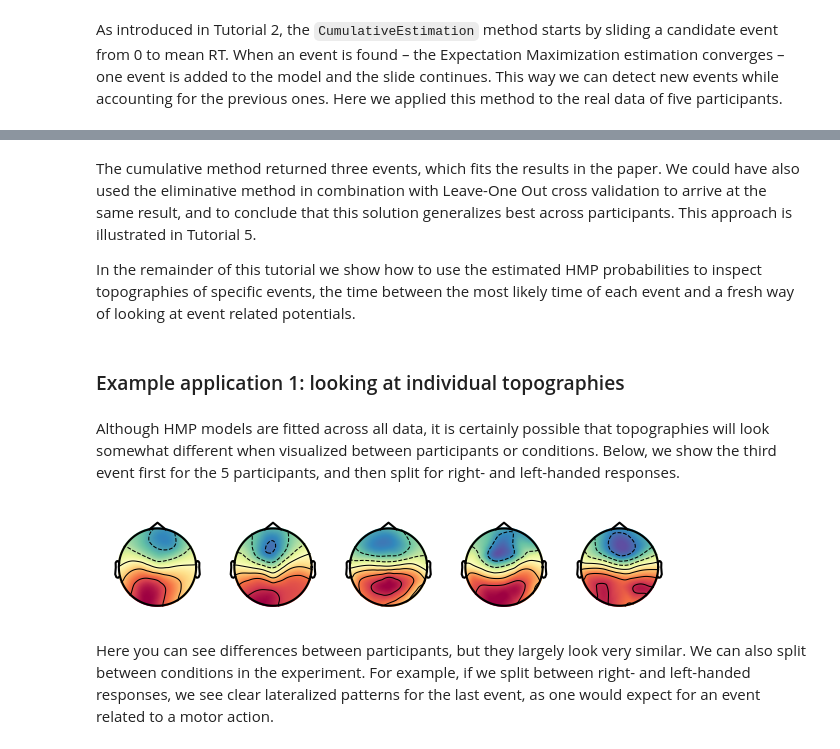
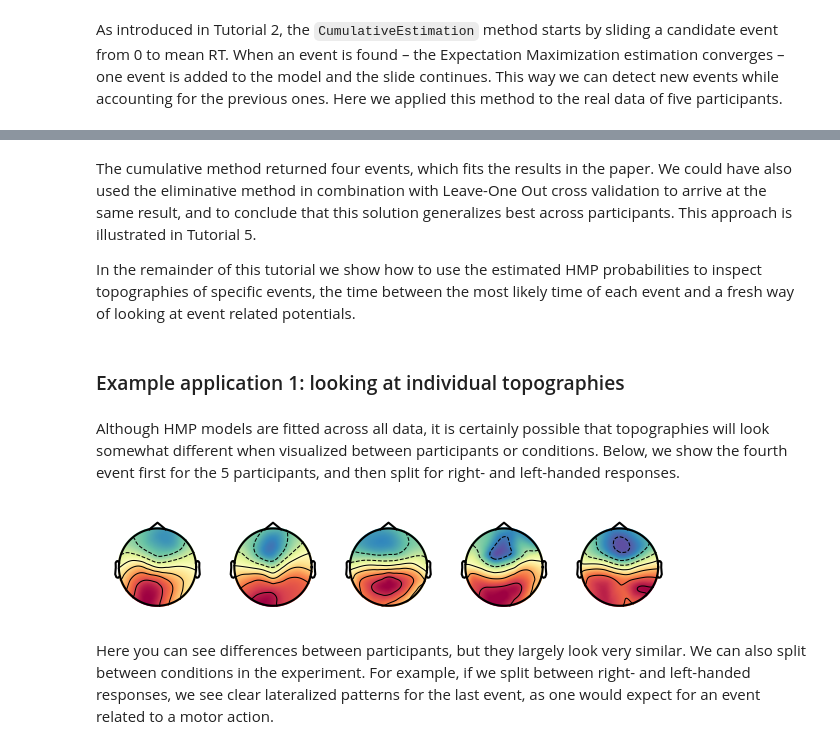
Before and after one commit to JoKra1/hsmm_mvpy, a Jupyter notebook: docs/source/notebooks/3-Applying_HMP_to_real_data.ipynb, the cells around one changed output, grey strips where cells are left out. Saved outputs shown, nothing was run; the diff lists cells and outputs as text; code cells hidden in the pictures.

```diff
--- a/docs/source/notebooks/3-Applying_HMP_to_real_data.ipynb
+++ b/docs/source/notebooks/3-Applying_HMP_to_real_data.ipynb
@@ -156,43 +157,43 @@ hmp.visu.plot_topo_timecourse(epoch_data, estimates_cumulative, info)
 # %% [markdown]
-The cumulative method returned three events, which fits the results in the paper. We could have also used the eliminative method in combination with Leave-One Out cross validation to arrive at the same result, and to conclude that this solution generalizes best across participants. This approach is illustrated in Tutorial 5.
+The cumulative method returned four events, which fits the results in the paper. We could have also used the eliminative method in combination with Leave-One Out cross validation to arrive at the same result, and to conclude that this solution generalizes best across participants. This approach is illustrated in Tutorial 5.
 
 In the remainder of this tutorial we show how to use the estimated HMP probabilities to inspect topographies of specific events, the time between the most likely time of each event and a fresh way of looking at event related potentials.
 # %% [markdown]
 ### Example application 1: looking at individual topographies
 # %% [markdown]
-Although HMP models are fitted across all data, it is certainly possible that topographies will look somewhat different when visualized between participants or conditions. Below, we show the third event first for the 5 participants, and then split for right- and left-handed responses.
+Although HMP models are fitted across all data, it is certainly possible that topographies will look somewhat different when visualized between participants or conditions. Below, we show the fourth event first for the 5 participants, and then split for right- and left-handed responses.
 # %%
 # Plotting individual topographies for a specific event across participants
 from mne.viz import plot_topomap
 
 # Get event-channel weights for each trial
 by_trial_weights = hmp.utils.event_channels(epoch_data, estimates_cumulative, mean=False)
 
 # Plot topographies for each participant for a selected event
 fig, axes = plt.subplots(1, 5, dpi=150, figsize=(4, 2))
 axes = axes.flatten()
-event = 3 # Event index to plot (1-based for display, 0-based for indexing)
+event = 4 # Event index to plot (1-based for display, 0-based for indexing)
 
 # Looking at the topographies of the 5 first participants
 for i, recording in enumerate(epoch_data.recording[:5]):
     ax = axes[i]
     # Average across epochs for the selected event and participant
     topo = by_trial_weights.sel(event=event-1, recording=recording).mean('epoch')
     plot_topomap(
         topo,
         info,
         sensors=False,
         cmap='Spectral_r',
         res=100,
         show=False,
         axes=ax,
         contours=6
     )
     ax.set_title(f'{str(recording.values)[:-4]}')
 
 plt.tight_layout()
 # %% [output]
-[figure, old version]
+[figure, new version]
 # %% [markdown]
 Here you can see differences between participants, but they largely look very similar. We can also split between conditions in the experiment. For example, if we split between right- and left-handed responses, we see clear lateralized patterns for the last event, as one would expect for an event related to a motor action.
 # %%
```
Also changed, not shown: parts of 13 cells of this notebook, 4 other files.
